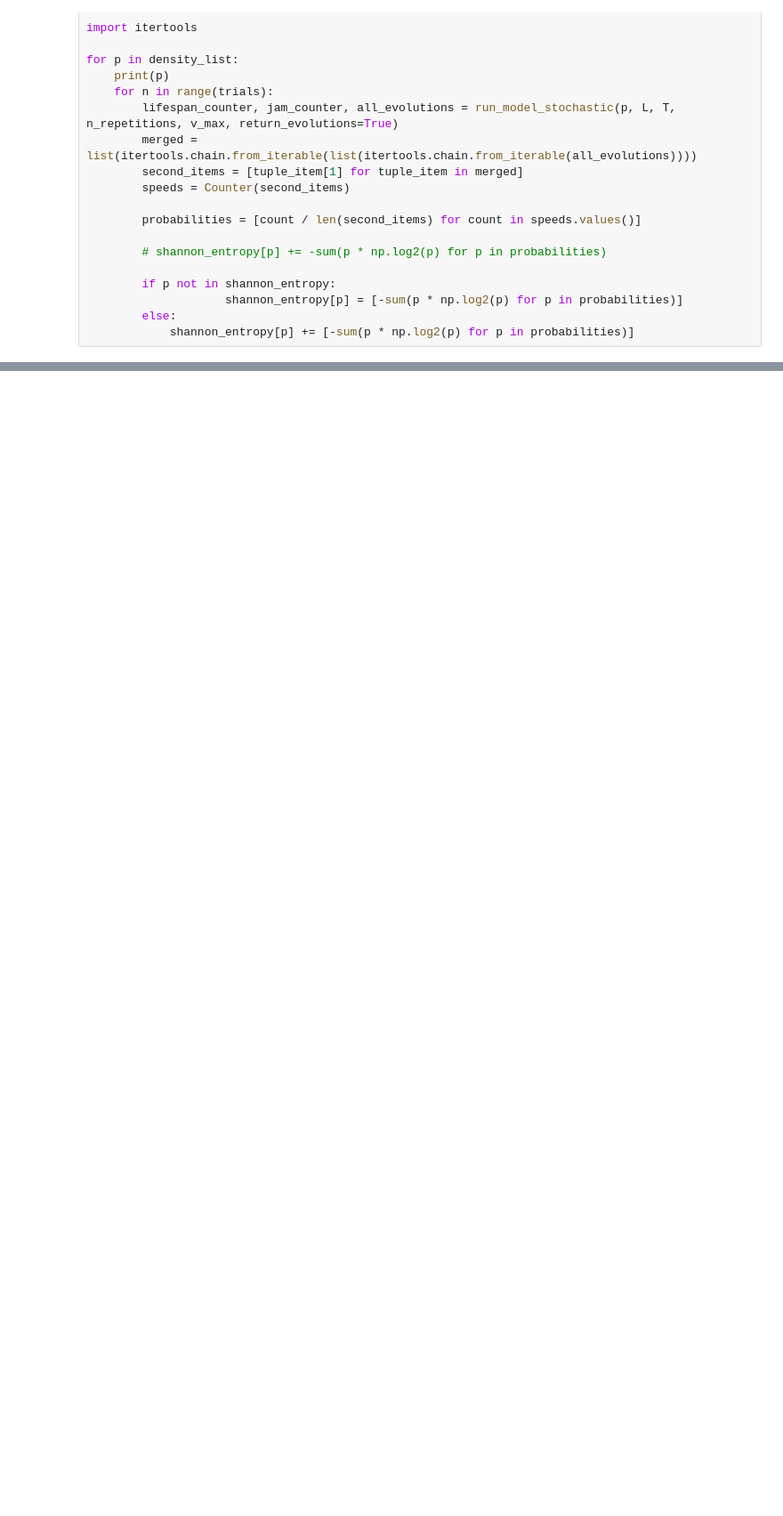
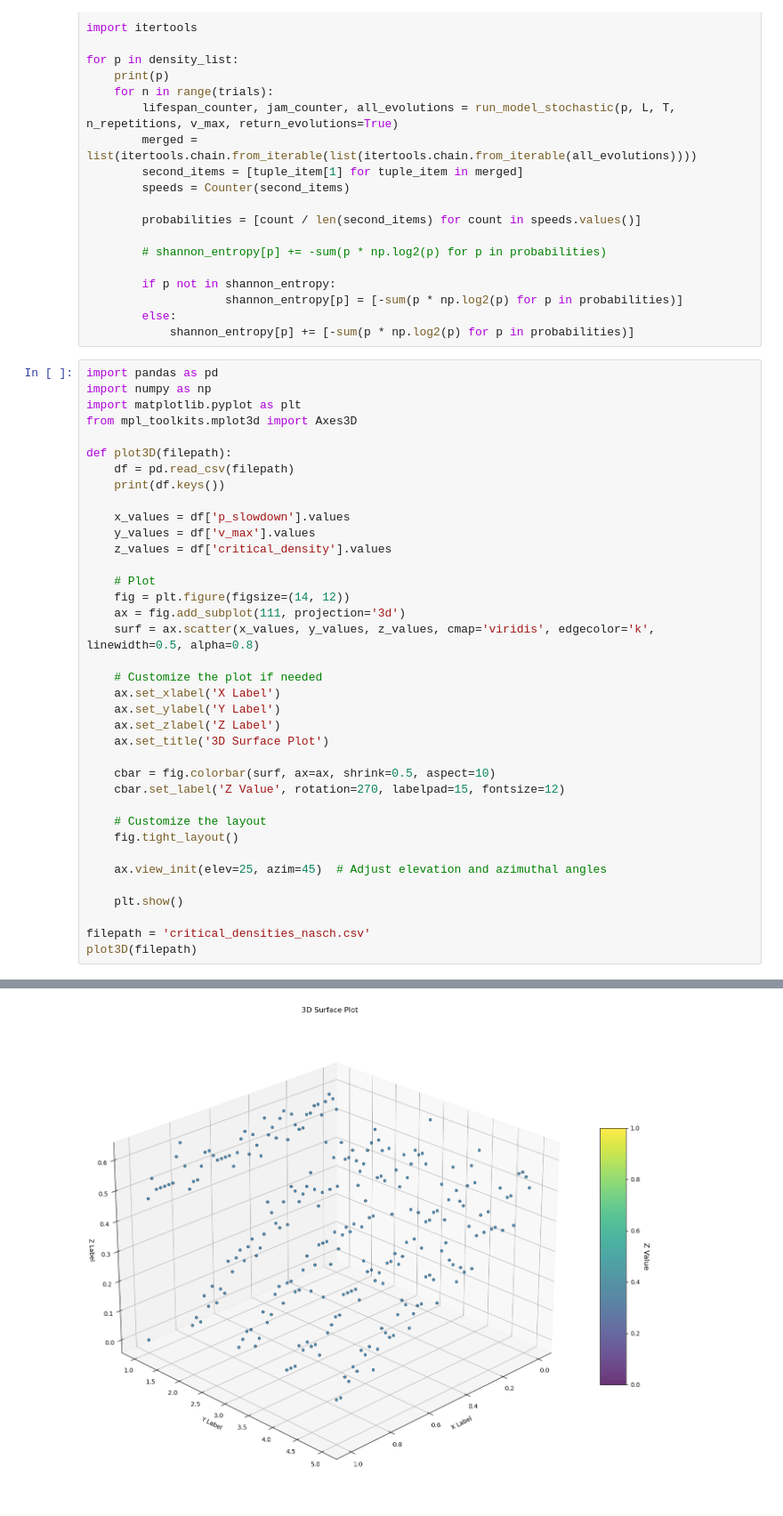
Before and after one commit to ThomasTenDamme/CSS-Group1, a Jupyter notebook: jennas_notebook.ipynb, the cells around one changed output, grey strips where cells are left out. Shown: that part at 89% size. Cells and saved outputs as stored; diff of their text form; blank space fills up the shorter version.

Commit message:
3D plot function!

```diff
--- a/jennas_notebook.ipynb
+++ b/jennas_notebook.ipynb
@@ -40,3 +40,41 @@ for p in density_list:
                     shannon_entropy[p] = [-sum(p * np.log2(p) for p in probabilities)]
         else:
             shannon_entropy[p] += [-sum(p * np.log2(p) for p in probabilities)]
+# %%
+import pandas as pd
+import numpy as np
+import matplotlib.pyplot as plt
+from mpl_toolkits.mplot3d import Axes3D
+
+def plot3D(filepath):
+    df = pd.read_csv(filepath)
+    print(df.keys())
+
+    x_values = df['p_slowdown'].values
+    y_values = df['v_max'].values
+    z_values = df['critical_density'].values
+
+    # Plot
+    fig = plt.figure(figsize=(14, 12))
+    ax = fig.add_subplot(111, projection='3d')
+    surf = ax.scatter(x_values, y_values, z_values, cmap='viridis', edgecolor='k', linewidth=0.5, alpha=0.8)
+
+    # Customize the plot if needed
+    ax.set_xlabel('X Label')
+    ax.set_ylabel('Y Label')
+    ax.set_zlabel('Z Label')
+    ax.set_title('3D Surface Plot')
+
+    cbar = fig.colorbar(surf, ax=ax, shrink=0.5, aspect=10)
+    cbar.set_label('Z Value', rotation=270, labelpad=15, fontsize=12)
+
+    # Customize the layout
+    fig.tight_layout()
+
+    ax.view_init(elev=25, azim=45)  # Adjust elevation and azimuthal angles
+
+    plt.show()
+
+filepath = 'critical_densities_nasch.csv'
+plot3D(filepath)
+# %% [output]
@@ -42,0 +82 @@ for p in density_list:
+[figure, added]
```
Also changed, not shown: parts of 2 cells of this notebook.
